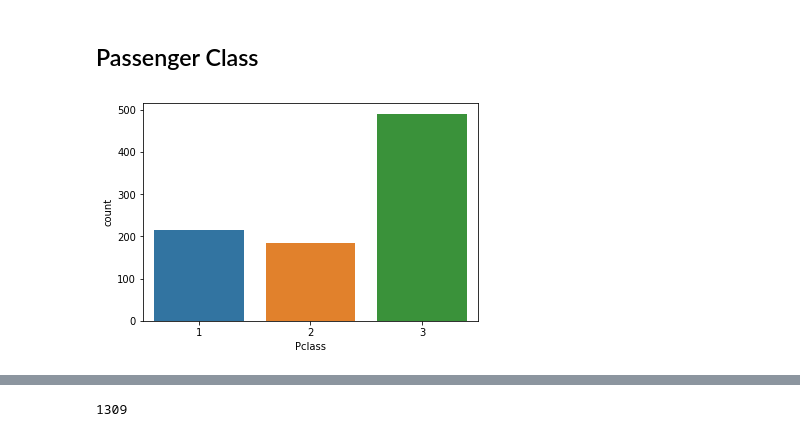
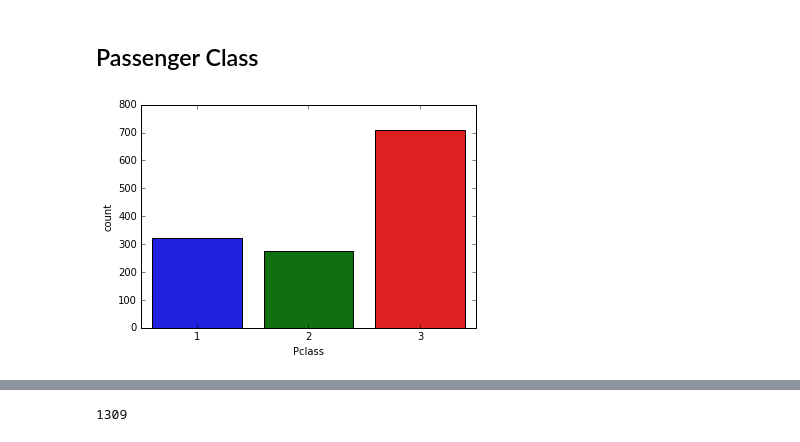
Before and after one commit to nuclth/Kaggle_Titanic, a Jupyter notebook: Survival.ipynb, the cells around one changed output, grey strips where cells are left out. Cells and saved outputs as stored; diff of their text form; code cells hidden in the pictures.

```diff
--- a/Survival.ipynb
+++ b/Survival.ipynb
@@ -286,10 +286,10 @@ full_df.Embarked = full_df.Embarked.map (embarked_dict).astype(int)
 # %% [markdown]
 ## Passenger Class
 # %%
-sns.countplot (x='Pclass', data=train_df)
+sns.countplot (x='Pclass', data=full_df)
 plt.show()
 # %% [output]
-[figure, old version]
+[figure, new version]
 # %%
 plot_categories( train_df , cat = 'Pclass' , target = 'Survived' )
 plt.show()
```
Also changed, not shown: parts of 54 cells of this notebook.
